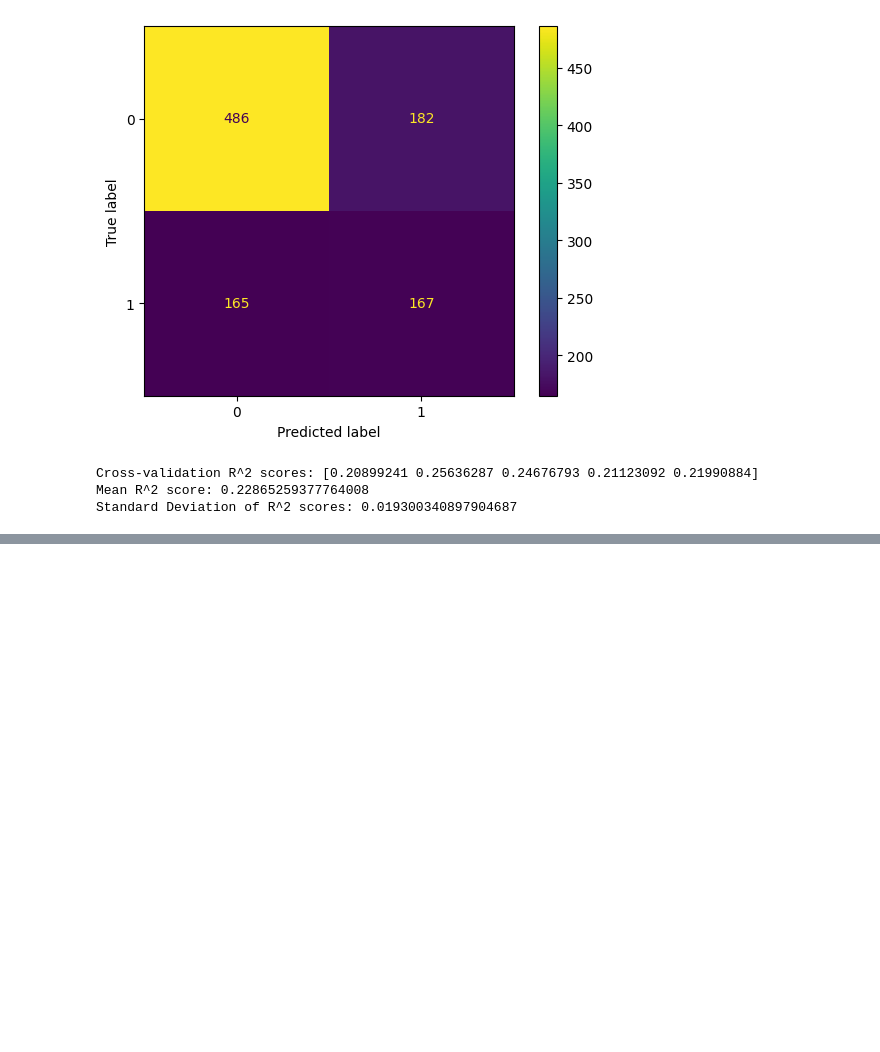
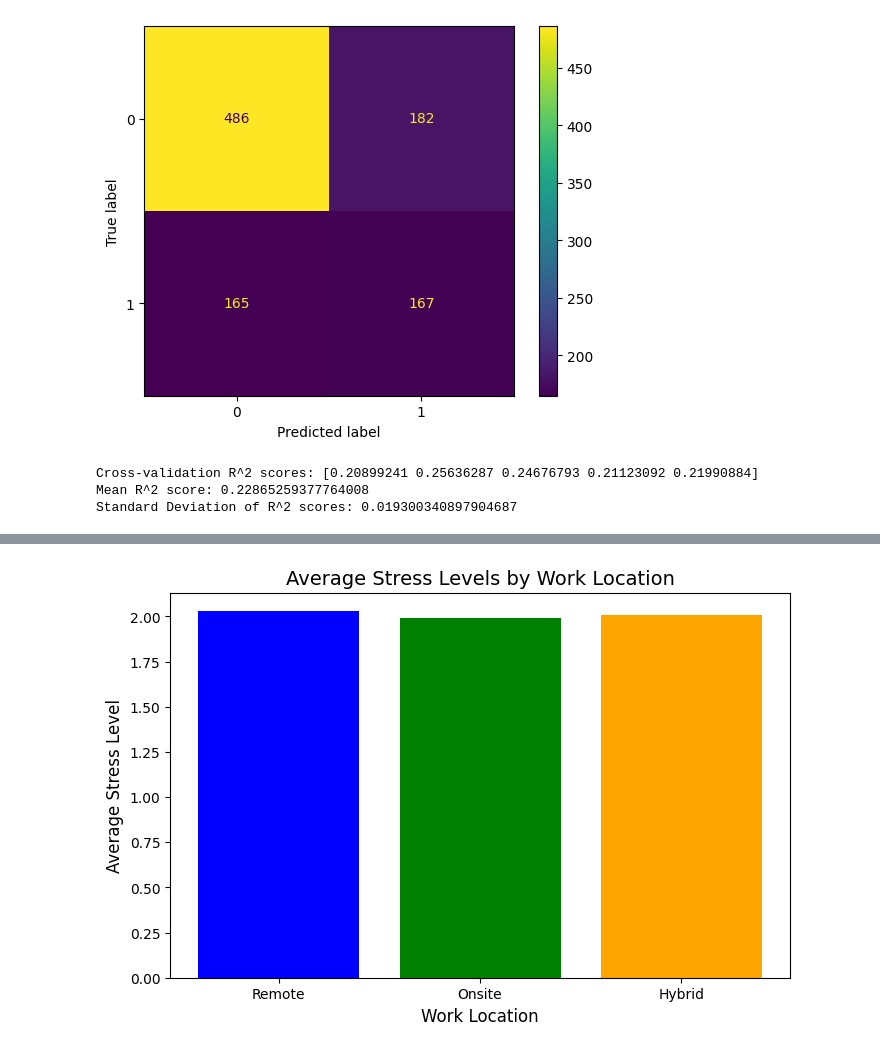
Before and after one commit to hanenia/Capstone_Project_1-, a Jupyter notebook: project.ipynb, the cells around one changed output, grey strips where cells are left out. Cells and saved outputs as stored; diff of their text form; code cells hidden in the pictures; blank space fills up the shorter version.

```diff
--- a/project.ipynb
+++ b/project.ipynb
@@ -766,0 +794,23 @@ Standard Deviation of R^2 scores: 0.019300340897904687
+# %%
+import matplotlib.pyplot as plt
+import pandas as pd
+
+# Data for average stress levels
+average_stress = pd.DataFrame({
+    'Work_Location': ['Remote', 'Onsite', 'Hybrid'],
+    'Average_Stress_Level': [2.03, 1.99, 2.01]
+})
+
+# Create the bar chart
+plt.figure(figsize=(8, 5))
+plt.bar(average_stress['Work_Location'], average_stress['Average_Stress_Level'], color=['blue', 'green', 'orange'])
+
+# Add labels and title
+plt.xlabel('Work Location', fontsize=12)
+plt.ylabel('Average Stress Level', fontsize=12)
+plt.title('Average Stress Levels by Work Location', fontsize=14)
+
+# Display the chart
+plt.show()
+# %% [output]
+[figure, added]
```
Also changed, not shown: parts of 1 cell of this notebook.
